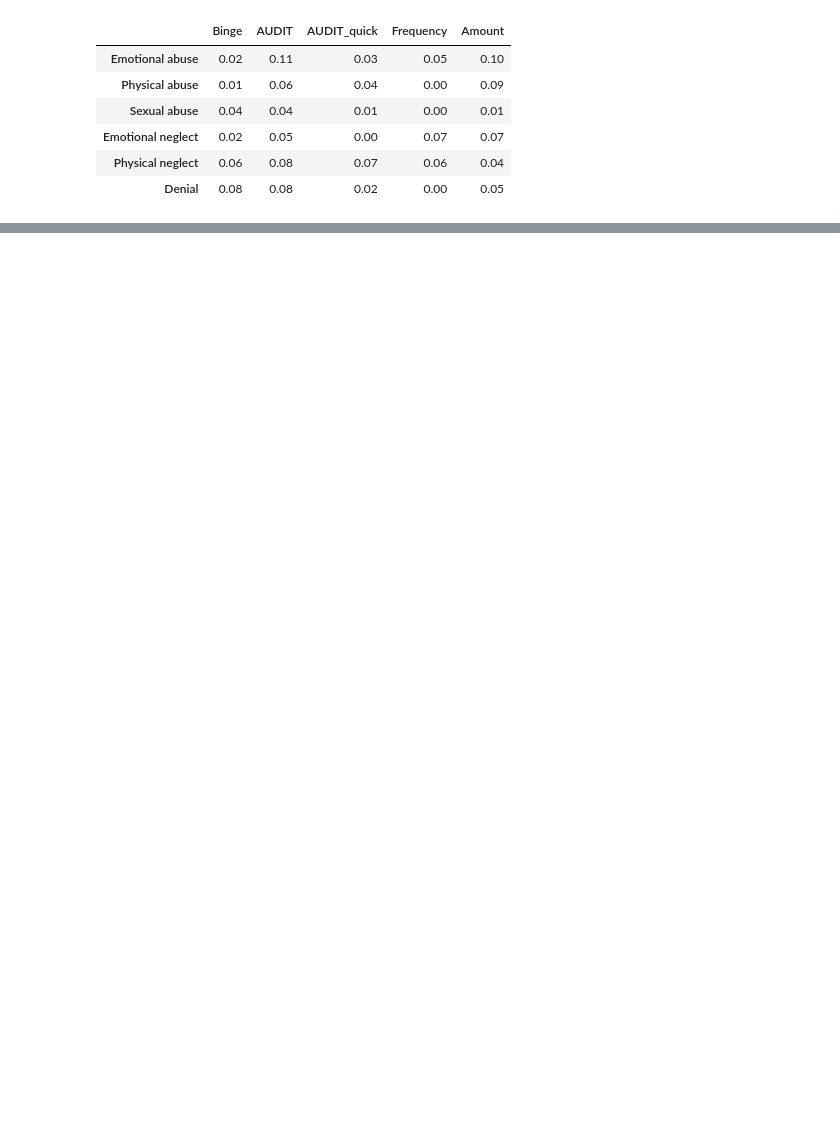
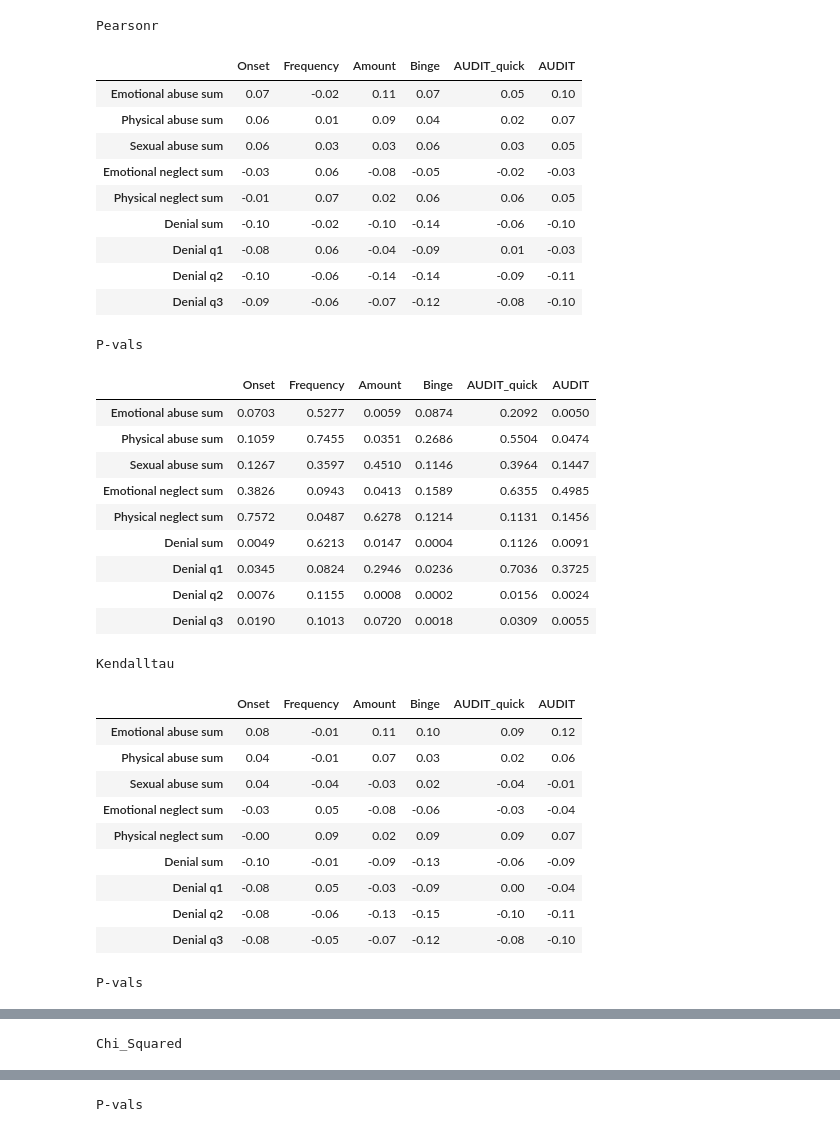
Before and after one commit to RoshanRane/ML_for_IMAGEN, a Jupyter notebook: posthoc_analysis/imagen_SS_roshan.ipynb, the cells around one changed output, grey strips where cells are left out. Saved outputs shown, nothing was run; the diff lists cells and outputs as text; code cells hidden in the pictures; blank space fills up the shorter version.

```diff
--- a/posthoc_analysis/imagen_SS_roshan.ipynb
+++ b/posthoc_analysis/imagen_SS_roshan.ipynb
@@ -96,5 +226,6 @@ show_corr(instrument='SURPS', session='FU3',
 # %%
-show_corr(instrument='SURPS', session='FU3',
-          ignore_cols = ['Sex', 'Site',"Binge_growth","Combined_seo","Combined_ours", "AUDIT_growth", 'Onset'],
-          raw_vals=True, bin_val=False)
+for corr_type in ['pearsonr','kendalltau','chi2']:
+    show_corr_with_instrument(instrument='SURPS', session='FU3', corr_type=corr_type,
+              use_only_lbls = ["Onset","Frequency","Amount","Binge","AUDIT_quick","AUDIT"], # , 'Onset'
+              val_type='binarize')
 # %% [output]
@@ -105,0 +286,5 @@ show_corr(instrument='SURPS', session='FU3',
+# %%
+for corr_type in ['pearsonr','kendalltau','chi2']:
+    show_corr_with_instrument(instrument='TCI', session='FU3', corr_type=corr_type,
+              use_only_lbls = ["Onset","Frequency","Amount","Binge","AUDIT_quick","AUDIT"], # , 'Onset'
+              val_type='binarize')
@@ -105,0 +336,5 @@ show_corr(instrument='SURPS', session='FU3',
+# %%
+for corr_type in ['pearsonr','kendalltau','chi2']:
+    show_corr_with_instrument(instrument='PANAS', session='FU3', corr_type=corr_type,
+              use_only_lbls = ["Onset","Frequency","Amount","Binge","AUDIT_quick","AUDIT"], # , 'Onset'
+              val_type='binarize')
@@ -105,0 +400,6 @@ show_corr(instrument='SURPS', session='FU3',
+# %%
+for corr_type in ['pearsonr','kendalltau', 'chi2']:
+    show_corr_with_instrument(instrument='DEMO',
+                          corr_type=corr_type, session='FU3',
+                          ignore_cols=['Session'], # dont ignore Sex and Site
+                          use_only_lbls = ["Onset","Frequency","Amount","Binge","AUDIT_quick","AUDIT"])
@@ -132,12 +474,41 @@ show_corr(instrument='CTQ', session='FU2',
 # %%
-show_corr(instrument='CTQ', session='FU2',
-          ignore_cols = ['Sex', 'Site',"Binge_growth","Combined_seo","Combined_ours", "AUDIT_growth", 'Onset'],
-          raw_vals=True, bin_val=False, vmax=0.2)
+for corr_type in ['pearsonr','kendalltau', 'chi2']:
+    show_corr_with_instrument(instrument='CTQ_MD',
+                          corr_type=corr_type, session='FU3',
+                          use_only_lbls = ["Onset","Frequency","Amount","Binge","AUDIT_quick","AUDIT"],
+                          val_type='binarize')
 # %% [output]
+Pearsonr
-|  | Binge | AUDIT | AUDIT_quick | Frequency | Amount |
-| Emotional abuse | 0.02 | 0.11 | 0.03 | 0.05 | 0.10 |
-| Physical abuse | 0.01 | 0.06 | 0.04 | 0.00 | 0.09 |
-| Sexual abuse | 0.04 | 0.04 | 0.01 | 0.00 | 0.01 |
-| Emotional neglect | 0.02 | 0.05 | 0.00 | 0.07 | 0.07 |
-| Physical neglect | 0.06 | 0.08 | 0.07 | 0.06 | 0.04 |
-| Denial | 0.08 | 0.08 | 0.02 | 0.00 | 0.05 |
+|  | Onset | Frequency | Amount | Binge | AUDIT_quick | AUDIT |
+| Emotional abuse sum | 0.07 | -0.02 | 0.11 | 0.07 | 0.05 | 0.10 |
+| Physical abuse sum | 0.06 | 0.01 | 0.09 | 0.04 | 0.02 | 0.07 |
+| Sexual abuse sum | 0.06 | 0.03 | 0.03 | 0.06 | 0.03 | 0.05 |
+| Emotional neglect sum | -0.03 | 0.06 | -0.08 | -0.05 | -0.02 | -0.03 |
+| Physical neglect sum | -0.01 | 0.07 | 0.02 | 0.06 | 0.06 | 0.05 |
+| Denial sum | -0.10 | -0.02 | -0.10 | -0.14 | -0.06 | -0.10 |
+| Denial q1 | -0.08 | 0.06 | -0.04 | -0.09 | 0.01 | -0.03 |
+| Denial q2 | -0.10 | -0.06 | -0.14 | -0.14 | -0.09 | -0.11 |
+| Denial q3 | -0.09 | -0.06 | -0.07 | -0.12 | -0.08 | -0.10 |
+P-vals
+|  | Onset | Frequency | Amount | Binge | AUDIT_quick | AUDIT |
+| Emotional abuse sum | 0.0703 | 0.5277 | 0.0059 | 0.0874 | 0.2092 | 0.0050 |
+| Physical abuse sum | 0.1059 | 0.7455 | 0.0351 | 0.2686 | 0.5504 | 0.0474 |
+| Sexual abuse sum | 0.1267 | 0.3597 | 0.4510 | 0.1146 | 0.3964 | 0.1447 |
+| Emotional neglect sum | 0.3826 | 0.0943 | 0.0413 | 0.1589 | 0.6355 | 0.4985 |
+| Physical neglect sum | 0.7572 | 0.0487 | 0.6278 | 0.1214 | 0.1131 | 0.1456 |
+| Denial sum | 0.0049 | 0.6213 | 0.0147 | 0.0004 | 0.1126 | 0.0091 |
+| Denial q1 | 0.0345 | 0.0824 | 0.2946 | 0.0236 | 0.7036 | 0.3725 |
+| Denial q2 | 0.0076 | 0.1155 | 0.0008 | 0.0002 | 0.0156 | 0.0024 |
+| Denial q3 | 0.0190 | 0.1013 | 0.0720 | 0.0018 | 0.0309 | 0.0055 |
+Kendalltau
+|  | Onset | Frequency | Amount | Binge | AUDIT_quick | AUDIT |
+| Emotional abuse sum | 0.08 | -0.01 | 0.11 | 0.10 | 0.09 | 0.12 |
+| Physical abuse sum | 0.04 | -0.01 | 0.07 | 0.03 | 0.02 | 0.06 |
+| Sexual abuse sum | 0.04 | -0.04 | -0.03 | 0.02 | -0.04 | -0.01 |
+| Emotional neglect sum | -0.03 | 0.05 | -0.08 | -0.06 | -0.03 | -0.04 |
+| Physical neglect sum | -0.00 | 0.09 | 0.02 | 0.09 | 0.09 | 0.07 |
+| Denial sum | -0.10 | -0.01 | -0.09 | -0.13 | -0.06 | -0.09 |
+| Denial q1 | -0.08 | 0.05 | -0.03 | -0.09 | 0.00 | -0.04 |
+| Denial q2 | -0.08 | -0.06 | -0.13 | -0.15 | -0.10 | -0.11 |
+| Denial q3 | -0.08 | -0.05 | -0.07 | -0.12 | -0.08 | -0.10 |
+P-vals
@@ -143,0 +525 @@ show_corr(instrument='CTQ', session='FU2',
+Chi_Squared
@@ -143,0 +536 @@ show_corr(instrument='CTQ', session='FU2',
+P-vals
```
Also changed, not shown: parts of 50 cells of this notebook, 11 other files.
